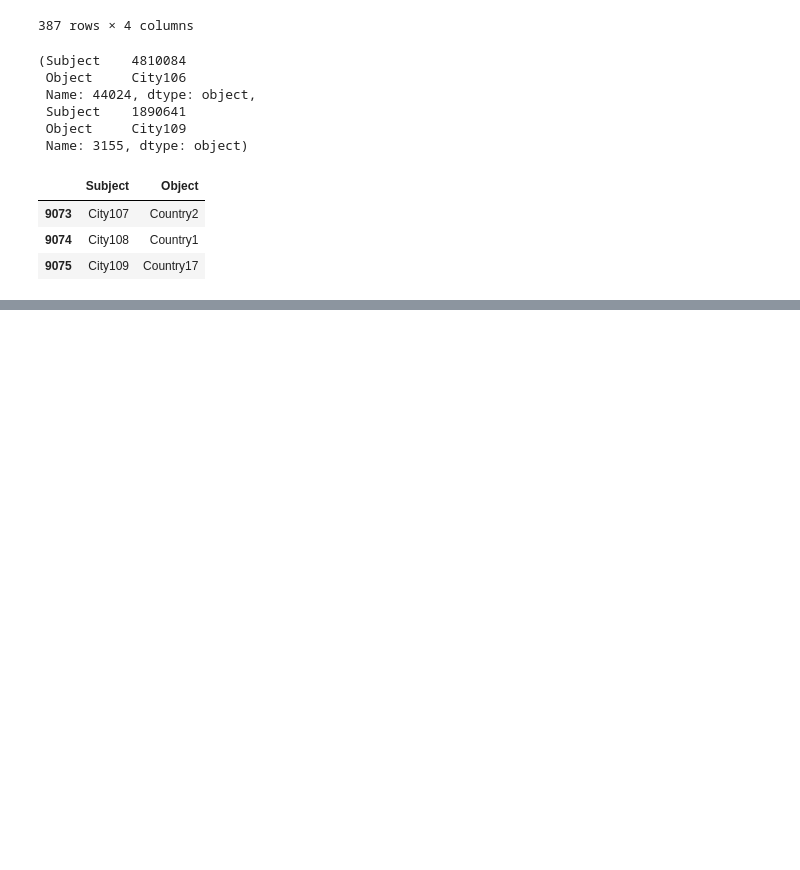
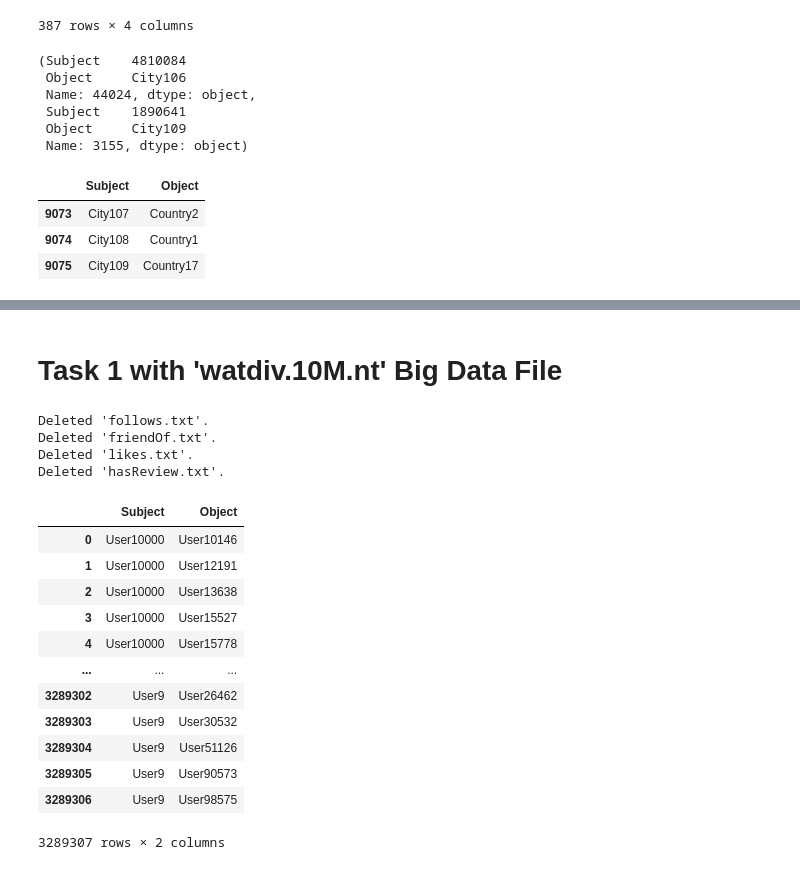
Before and after one commit to iamjumshaid/adbis-projects, a Jupyter notebook: P2.ipynb, the cells around one changed output, grey strips where cells are left out. Drawn from its saved outputs; the diff is of its cells as text; code cells hidden in the pictures; blank space fills up the shorter version.

Commit message:
Seperate large data into properties

```diff
--- a/P2.ipynb
+++ b/P2.ipynb
@@ -310,2 +310,79 @@ missing
 # %%
 pd.set_option('display.max_rows', None)
+# %% [markdown]
+# Task 1 with 'watdiv.10M.nt' Big Data File
+# %%
+# we read the data in batch of 100. so the memory is never overflooded regardless of the data size.
+# also, after reading the data, we make one file for each property and neglect all the other properties
+# that are not necessary to save memory size and processing time.
+
+file_path = 'watdiv.10M.nt'
+batch_size = 100
+file_path_follows = 'follows.txt'
+file_path_friendOf = 'friendOf.txt'
+file_path_likes = 'likes.txt'
+file_path_hasReview = 'hasReview.txt'
+
+# Function to delete a file if it exists
+def delete_if_exists(file_path):
+    if os.path.exists(file_path):
+        os.remove(file_path)
+        print(f"Deleted '{file_path}'.")
+    else:
+        print(f"'{file_path}' does not exist.")
+
+# Delete the files if they exist
+delete_if_exists(file_path_follows)
+delete_if_exists(file_path_friendOf)
+delete_if_exists(file_path_likes)
+delete_if_exists(file_path_hasReview)
+
+
+# Read the file in chunks using pd.read_csv() and process each chunk
+# No need to extract the property in seperated files
+# Because we have each seperate file for each property type
+for df_chunk in pd.read_csv(file_path, chunksize=batch_size, sep='\t', header=None, names=['Subject', 'Property', 'Object']):
+    df_chunk['Property'] = df_chunk['Property'].str.extract(r'[#/]([^#/>]+)>\s*$')
+    filtered_df = df_chunk.loc[df_chunk['Property'].str.contains('follows|friendOf|likes|hasReview')]
+    if len(filtered_df):
+        if (filtered_df['Property'] == 'follows').sum():
+            filtered_df[filtered_df['Property'] == 'follows'][['Subject', 'Object']].to_csv(file_path_follows, mode='a', index=False, header=False)
+
+        if (filtered_df['Property'] == 'friendOf').sum():
+            filtered_df[filtered_df['Property'] == 'friendOf'][['Subject', 'Object']].to_csv(file_path_friendOf, mode='a', index=False, header=False)
+
+        if (filtered_df['Property'] == 'likes').sum():
+            filtered_df[filtered_df['Property'] == 'likes'][['Subject', 'Object']].to_csv(file_path_likes, mode='a', index=False, header=False)
+
+        if (filtered_df['Property'] == 'hasReview').sum():
+            filtered_df[filtered_df['Property'] == 'hasReview'][['Subject', 'Object']].to_csv(file_path_hasReview, mode='a', index=False, header=False)
+# %% [output]
+Deleted 'follows.txt'.
+Deleted 'friendOf.txt'.
+Deleted 'likes.txt'.
+Deleted 'hasReview.txt'.
+# %%
+list_of_dfs = ['follows', 'friendOf', 'likes', 'hasReview']
+property_dicts = {}
+
+for prop in list_of_dfs:
+    property_dicts[prop] = pd.read_csv(f'{prop}.txt', header=None, names=['Subject','Object'])
+    property_dicts[prop]['Object'] = property_dicts[prop].Object.str.rstrip(" .")
+    property_dicts[prop]['Object'] = property_dicts[prop]['Object'].str.extract(r'[#/]([^#/>]+)>\s*$')
+    property_dicts[prop]['Subject'] = property_dicts[prop]['Subject'].str.extract(r'[#/]([^#/>]+)>\s*$')
+
+property_dicts['follows']
+# %% [output]
+|  | Subject | Object |
+| 0 | User10000 | User10146 |
+| 1 | User10000 | User12191 |
+| 2 | User10000 | User13638 |
+| 3 | User10000 | User15527 |
+| 4 | User10000 | User15778 |
+| ... | ... | ... |
+| 3289302 | User9 | User26462 |
+| 3289303 | User9 | User30532 |
+| 3289304 | User9 | User51126 |
+| 3289305 | User9 | User90573 |
+| 3289306 | User9 | User98575 |
+3289307 rows × 2 columns
```
Also changed, not shown: parts of 6 cells of this notebook, 2 other files.
